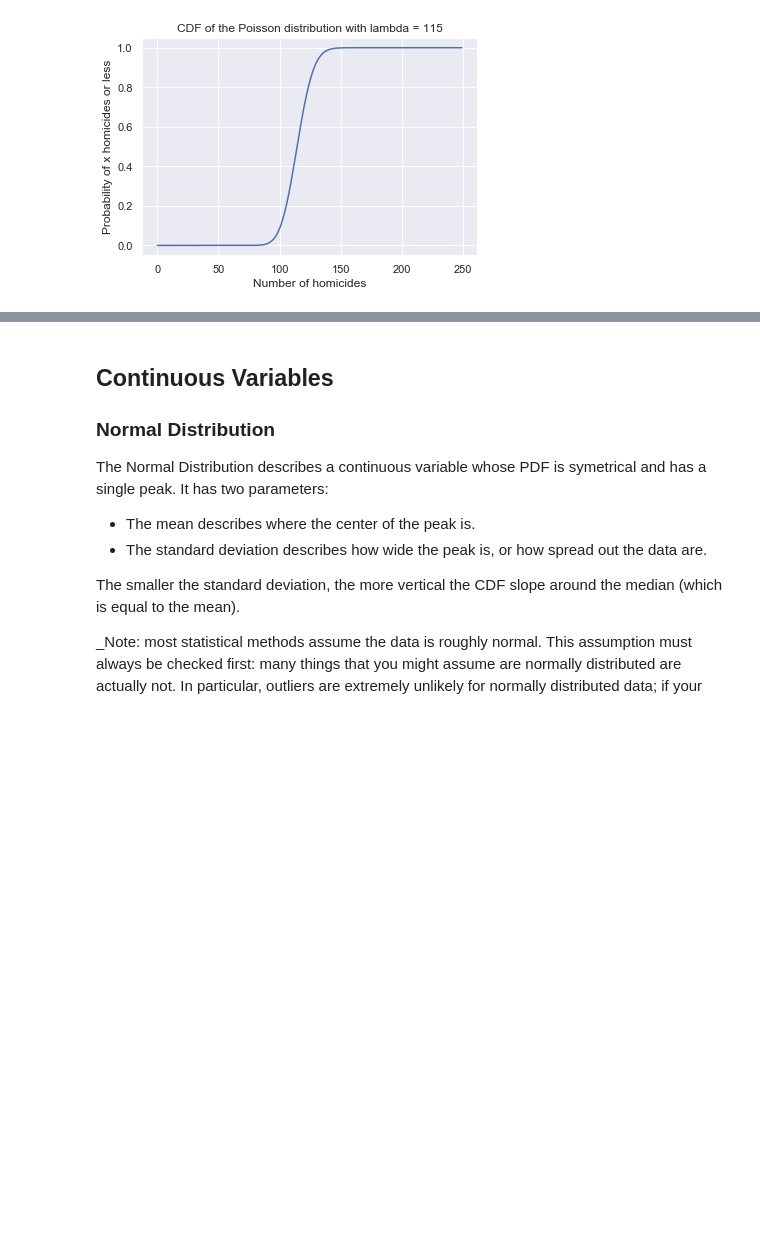
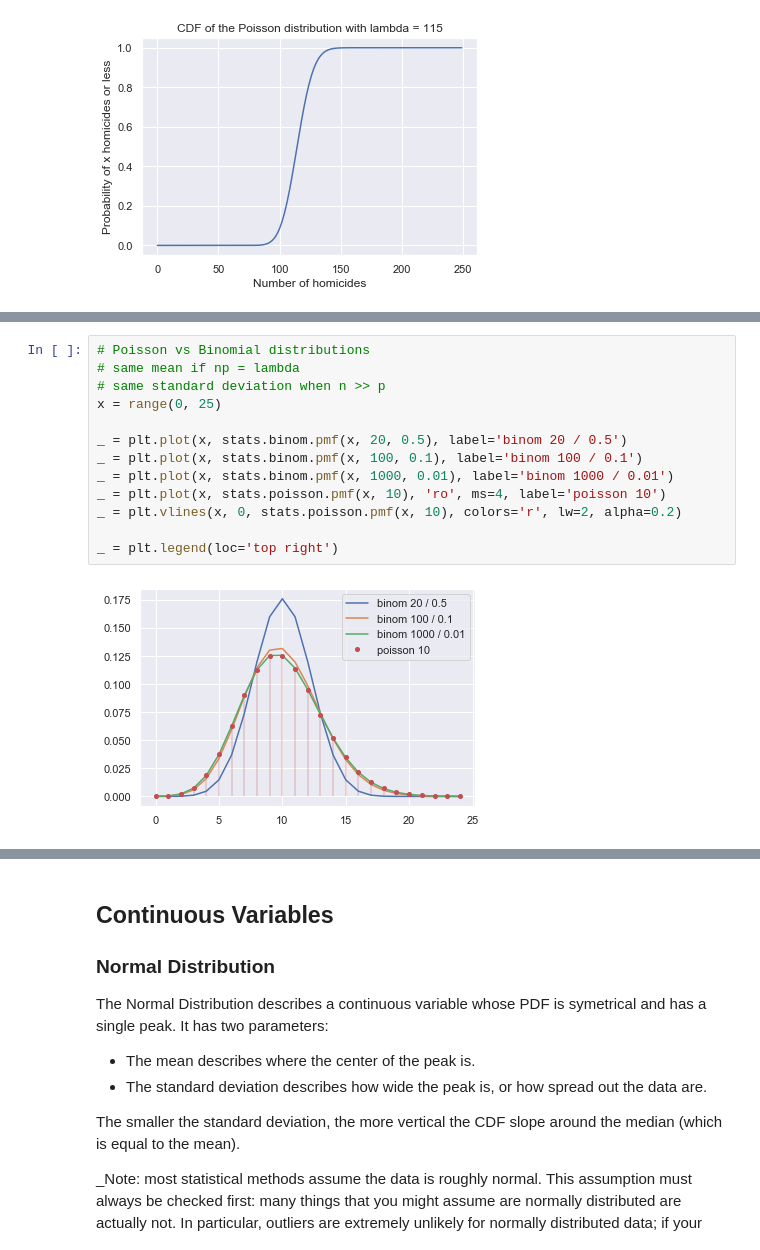
Before and after one commit to sebastienplat/sebastienplat.github.io, a Jupyter notebook: _posts_notebooks/data_science_101/HypTesting2.ipynb, the cells around one changed output, grey strips where cells are left out. Cells and saved outputs as stored; diff of their text form; blank space fills up the shorter version.

```diff
--- a/_posts_notebooks/data_science_101/HypTesting2.ipynb
+++ b/_posts_notebooks/data_science_101/HypTesting2.ipynb
@@ -337,0 +328,15 @@ SD from the mean: -1.49
+# %%
+# Poisson vs Binomial distributions
+# same mean if np = lambda
+# same standard deviation when n >> p
+x = range(0, 25)
+
+_ = plt.plot(x, stats.binom.pmf(x, 20, 0.5), label='binom 20 / 0.5')
+_ = plt.plot(x, stats.binom.pmf(x, 100, 0.1), label='binom 100 / 0.1')
+_ = plt.plot(x, stats.binom.pmf(x, 1000, 0.01), label='binom 1000 / 0.01')
+_ = plt.plot(x, stats.poisson.pmf(x, 10), 'ro', ms=4, label='poisson 10')
+_ = plt.vlines(x, 0, stats.poisson.pmf(x, 10), colors='r', lw=2, alpha=0.2)
+
+_ = plt.legend(loc='top right')
+# %% [output]
+[figure, added]
```
Also changed, not shown: parts of 15 cells of this notebook.
